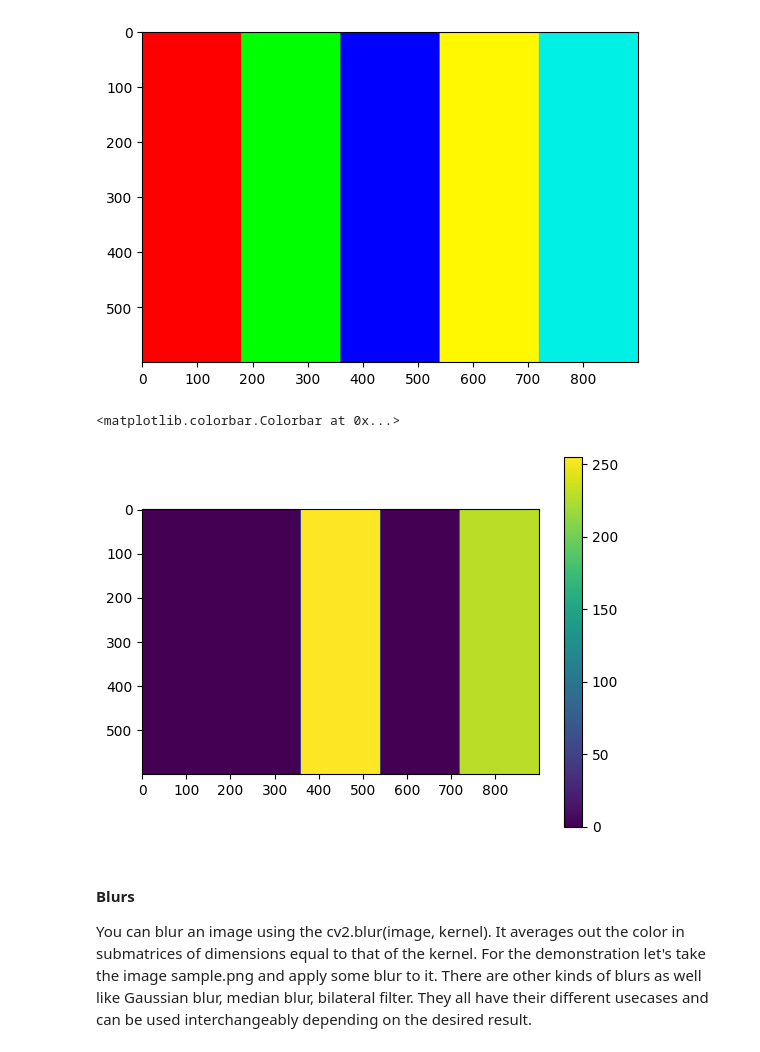
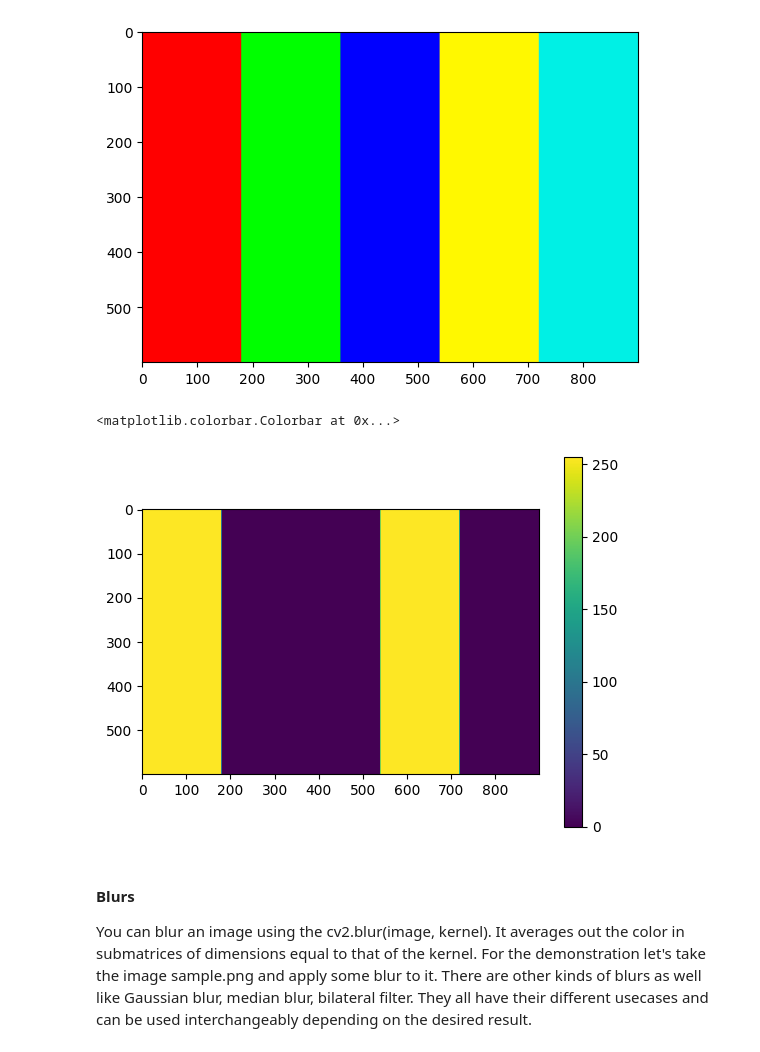
Before and after one commit to baked-potatoes/image-processing, a Jupyter notebook: image-processing.ipynb, the cells around one changed output. Drawn from its saved outputs; the diff is of its cells as text; code cells hidden in the pictures.

```diff
--- a/image-processing.ipynb
+++ b/image-processing.ipynb
@@ -44,17 +44,17 @@ plt.imshow(img)
 # %%
 red = img[:, :, 0]
 green = img[:, :, 1]
 blue = img[:, :, 2]
 
 # uncomment the channel you wish to see
-# plt.imshow(red)
+plt.imshow(red)
 # plt.imshow(green)
-plt.imshow(blue)
+# plt.imshow(blue)
 
 plt.colorbar()
 # %% [output]
 <matplotlib.colorbar.Colorbar at 0x...>
-[figure, old version]
+[figure, new version]
 # %% [markdown]
 #### Blurs
 You can blur an image using the cv2.blur(image, kernel). It averages out the color in submatrices of dimensions equal to that of the kernel. For the demonstration let's take the image sample.png and apply some blur to it. There are other kinds of blurs as well like Gaussian blur, median blur, bilateral filter. They all have their different usecases and can be used interchangeably depending on the desired result.
```
Also changed, not shown: parts of 2 cells of this notebook.
